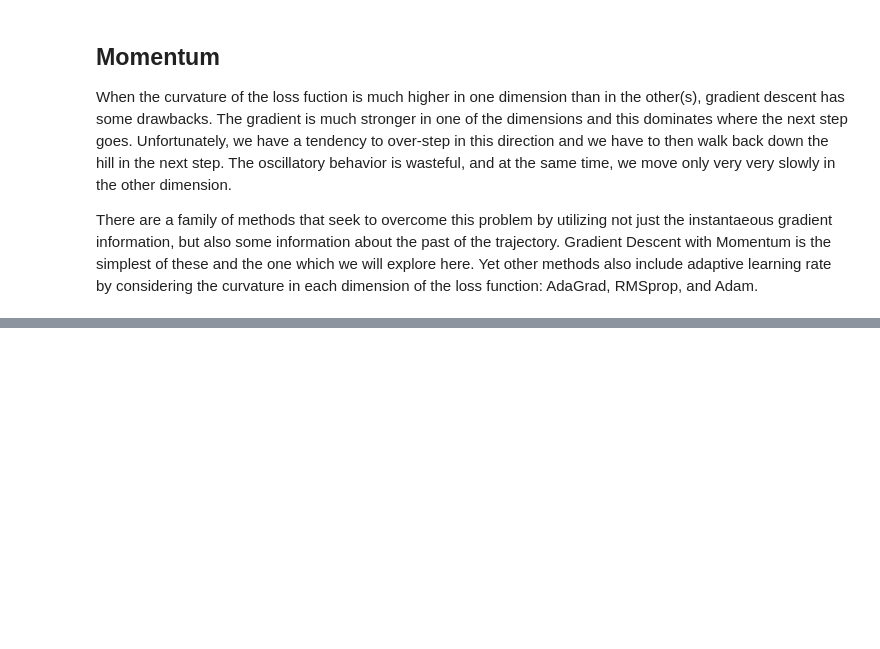
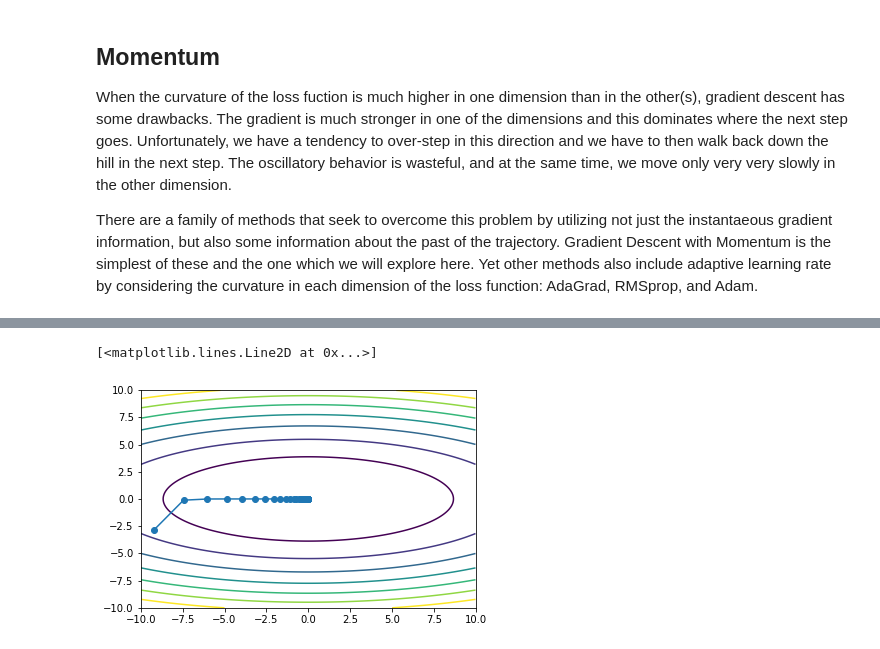
Before and after one commit to s2t2/ANLY-590-Deep-Learning, a Jupyter notebook: week3/Gradient_Descent.ipynb, the cells around one changed output, grey strips where cells are left out. Cells and saved outputs as stored; diff of their text form; code cells hidden in the pictures; blank space fills up the shorter version.

```diff
--- a/week3/Gradient_Descent.ipynb
+++ b/week3/Gradient_Descent.ipynb
@@ -101,0 +126,11 @@ Make comparisons between gradient descent from the same starting poitn, with and
+# %%
+traj = grad_descent_with_momentum(starting_point=sp, iterations=50, epsilon=12, alpha=.0)
+
+fig, ax = plt.subplots()
+CS = ax.contour(X, Y, Z)
+x= traj[:,0]
+y= traj[:,1]
+plt.plot(x,y,'-o')
+# %% [output]
+[<matplotlib.lines.Line2D at 0x...>]
+[figure, added]
```
Also changed, not shown: parts of 8 cells of this notebook.
